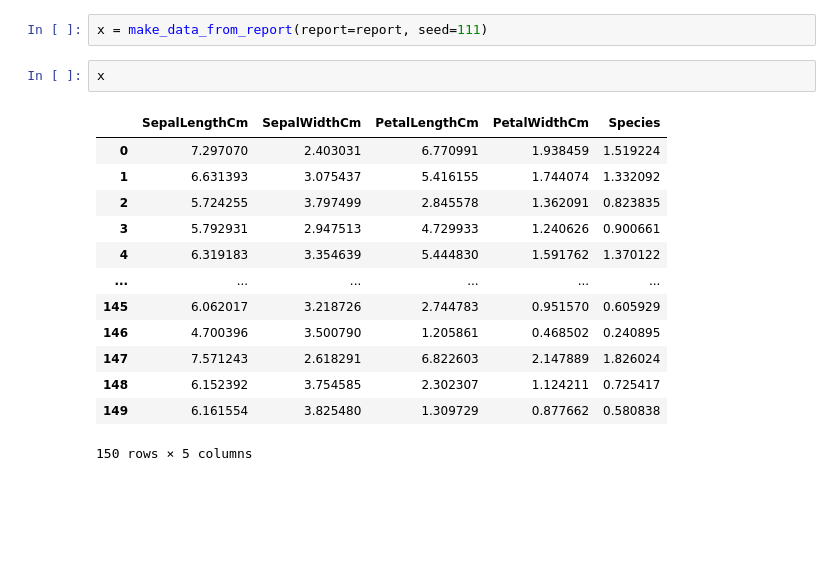
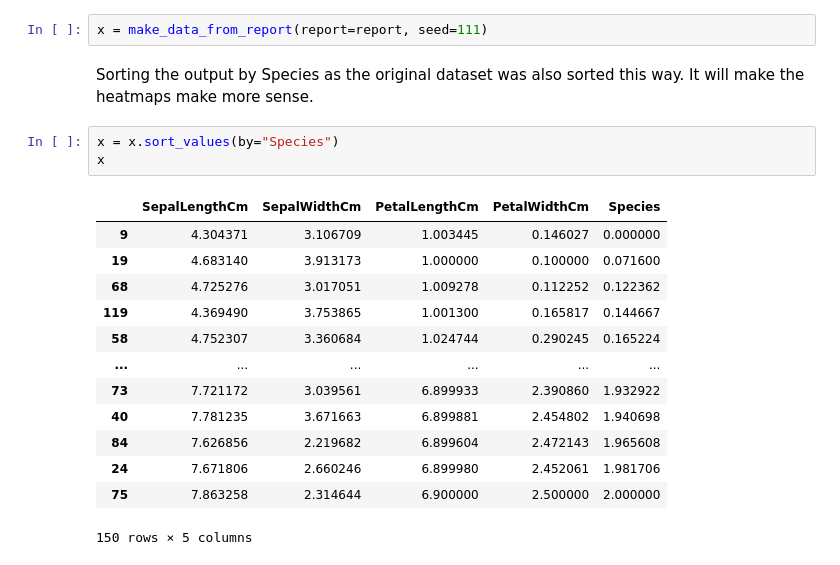
Before and after one commit to capitalone/synthetic-data, a Jupyter notebook: examples/generate_from_report.ipynb, the cells around one changed output. Cells and saved outputs as stored; diff of their text form; blank space fills up the shorter version.

```diff
--- a/examples/generate_from_report.ipynb
+++ b/examples/generate_from_report.ipynb
@@ -59,19 +63,22 @@ report
      'string': 1.0}}}]}
 # %%
 x = make_data_from_report(report=report, seed=111)
-# %%
-x
-# %% [output]
-|  | SepalLengthCm | SepalWidthCm | PetalLengthCm | PetalWidthCm | Species |
-| 0 | 7.297070 | 2.403031 | 6.770991 | 1.938459 | 1.519224 |
-| 1 | 6.631393 | 3.075437 | 5.416155 | 1.744074 | 1.332092 |
-| 2 | 5.724255 | 3.797499 | 2.845578 | 1.362091 | 0.823835 |
-| 3 | 5.792931 | 2.947513 | 4.729933 | 1.240626 | 0.900661 |
-| 4 | 6.319183 | 3.354639 | 5.444830 | 1.591762 | 1.370122 |
-| ... | ... | ... | ... | ... | ... |
-| 145 | 6.062017 | 3.218726 | 2.744783 | 0.951570 | 0.605929 |
-| 146 | 4.700396 | 3.500790 | 1.205861 | 0.468502 | 0.240895 |
-| 147 | 7.571243 | 2.618291 | 6.822603 | 2.147889 | 1.826024 |
-| 148 | 6.152392 | 3.754585 | 2.302307 | 1.124211 | 0.725417 |
-| 149 | 6.161554 | 3.825480 | 1.309729 | 0.877662 | 0.580838 |
-150 rows × 5 columns
+# %% [markdown]
+Sorting the output by Species as the original dataset was also sorted this way. It will make the heatmaps make more sense.
+# %%
+x = x.sort_values(by="Species")
+x
+# %% [output]
+|  | SepalLengthCm | SepalWidthCm | PetalLengthCm | PetalWidthCm | Species |
+| 9 | 4.304371 | 3.106709 | 1.003445 | 0.146027 | 0.000000 |
+| 19 | 4.683140 | 3.913173 | 1.000000 | 0.100000 | 0.071600 |
+| 68 | 4.725276 | 3.017051 | 1.009278 | 0.112252 | 0.122362 |
+| 119 | 4.369490 | 3.753865 | 1.001300 | 0.165817 | 0.144667 |
+| 58 | 4.752307 | 3.360684 | 1.024744 | 0.290245 | 0.165224 |
+| ... | ... | ... | ... | ... | ... |
+| 73 | 7.721172 | 3.039561 | 6.899933 | 2.390860 | 1.932922 |
+| 40 | 7.781235 | 3.671663 | 6.899881 | 2.454802 | 1.940698 |
+| 84 | 7.626856 | 2.219682 | 6.899604 | 2.472143 | 1.965608 |
+| 24 | 7.671806 | 2.660246 | 6.899980 | 2.452061 | 1.981706 |
+| 75 | 7.863258 | 2.314644 | 6.900000 | 2.500000 | 2.000000 |
+150 rows × 5 columns
```
Also changed, not shown: parts of 6 cells of this notebook.
